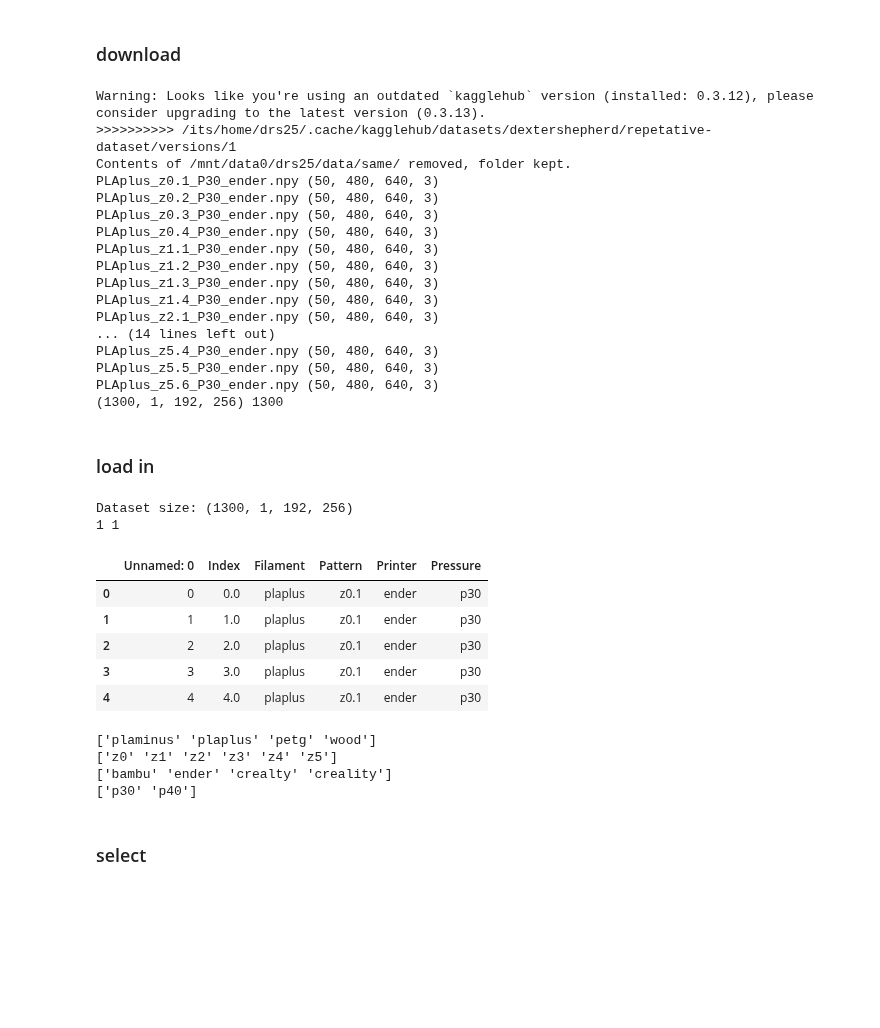
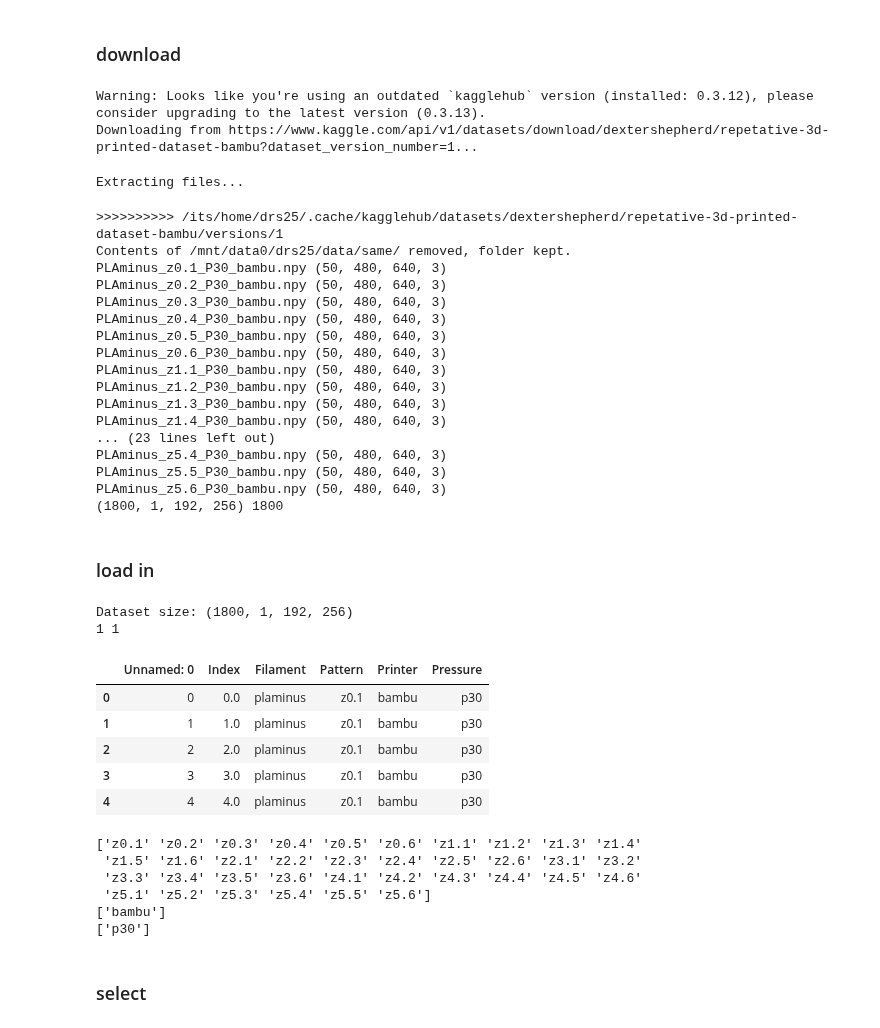
Before and after one commit to shepai/3D-textures, a Jupyter notebook: Experimental/all_the_same.ipynb, the cells around one changed output. Drawn from its saved outputs; the diff is of its cells as text; code cells hidden in the pictures; blank space fills up the shorter version.

```diff
--- a/Experimental/all_the_same.ipynb
+++ b/Experimental/all_the_same.ipynb
@@ -8,7 +9,7 @@ import cv2
 # %%
 #download the data
 import kagglehub
-pathA = kagglehub.dataset_download("dextershepherd/repetative-dataset")
+pathA = kagglehub.dataset_download("dextershepherd/repetative-3d-printed-dataset-bambu")
 print(">>>>>>>>>>",pathA)
 import subprocess
 import shutil
@@ -62,56 +63,61 @@ for i,file in enumerate(files):
 
 dataset.head()
 X=np.array(X).reshape(len(X),1,h,w)
-np.save("/mnt/data0/drs25/data/optical-tactile-dataset-for-textures/3DPrinted_same",X)
-dataset.to_csv("/its/home/drs25/3D-textures/Experimental/data/meta3DPrinted_same.csv")
+np.save("/mnt/data0/drs25/data/optical-tactile-dataset-for-textures/3DPrinted_same2",X)
+dataset.to_csv("/its/home/drs25/3D-textures/Experimental/data/meta3DPrinted_same2.csv")
 print(X.shape,len(dataset))
 # %% [output]
 Warning: Looks like you're using an outdated `kagglehub` version (installed: 0.3.12), please consider upgrading to the latest version (0.3.13).
->>>>>>>>>> /its/home/drs25/.cache/kagglehub/datasets/dextershepherd/repetative-dataset/versions/1
-Contents of /mnt/data0/drs25/data/same/ removed, folder kept.
-PLAplus_z0.1_P30_ender.npy (50, 480, 640, 3)
-PLAplus_z0.2_P30_ender.npy (50, 480, 640, 3)
-PLAplus_z0.3_P30_ender.npy (50, 480, 640, 3)
-PLAplus_z0.4_P30_ender.npy (50, 480, 640, 3)
-PLAplus_z1.1_P30_ender.npy (50, 480, 640, 3)
-PLAplus_z1.2_P30_ender.npy (50, 480, 640, 3)
-PLAplus_z1.3_P30_ender.npy (50, 480, 640, 3)
-PLAplus_z1.4_P30_ender.npy (50, 480, 640, 3)
-PLAplus_z2.1_P30_ender.npy (50, 480, 640, 3)
-... (14 lines left out)
-PLAplus_z5.4_P30_ender.npy (50, 480, 640, 3)
-PLAplus_z5.5_P30_ender.npy (50, 480, 640, 3)
-PLAplus_z5.6_P30_ender.npy (50, 480, 640, 3)
-(1300, 1, 192, 256) 1300
+Downloading from https://www.kaggle.com/api/v1/datasets/download/dextershepherd/repetative-3d-printed-dataset-bambu?dataset_version_number=1...
+Extracting files...
+>>>>>>>>>> /its/home/drs25/.cache/kagglehub/datasets/dextershepherd/repetative-3d-printed-dataset-bambu/versions/1
+Contents of /mnt/data0/drs25/data/same/ removed, folder kept.
+PLAminus_z0.1_P30_bambu.npy (50, 480, 640, 3)
+PLAminus_z0.2_P30_bambu.npy (50, 480, 640, 3)
+PLAminus_z0.3_P30_bambu.npy (50, 480, 640, 3)
+PLAminus_z0.4_P30_bambu.npy (50, 480, 640, 3)
+PLAminus_z0.5_P30_bambu.npy (50, 480, 640, 3)
+PLAminus_z0.6_P30_bambu.npy (50, 480, 640, 3)
+PLAminus_z1.1_P30_bambu.npy (50, 480, 640, 3)
+PLAminus_z1.2_P30_bambu.npy (50, 480, 640, 3)
+PLAminus_z1.3_P30_bambu.npy (50, 480, 640, 3)
+PLAminus_z1.4_P30_bambu.npy (50, 480, 640, 3)
+... (23 lines left out)
+PLAminus_z5.4_P30_bambu.npy (50, 480, 640, 3)
+PLAminus_z5.5_P30_bambu.npy (50, 480, 640, 3)
+PLAminus_z5.6_P30_bambu.npy (50, 480, 640, 3)
+(1800, 1, 192, 256) 1800
 # %% [markdown]
 ### load in
 # %%
 #load in data
-X=np.load("/mnt/data0/drs25/data/optical-tactile-dataset-for-textures/3DPrinted_same.npy")
-dataset=pd.read_csv("/its/home/drs25/3D-textures/Experimental/data/meta3DPrinted_same.csv")
+X=np.load("/mnt/data0/drs25/data/optical-tactile-dataset-for-textures/3DPrinted_same2.npy")
+dataset=pd.read_csv("/its/home/drs25/3D-textures/Experimental/data/meta3DPrinted_same2.csv")
 print("Dataset size:",X.shape)
 print(len(dataset['Filament'].unique()),len(dataset['Printer'].unique()))
 dataset = dataset.applymap(lambda s: s.lower() if isinstance(s, str) else s)
 dataset.head()
 # %% [output]
-Dataset size: (1300, 1, 192, 256)
+Dataset size: (1800, 1, 192, 256)
 1 1
 |  | Unnamed: 0 | Index | Filament | Pattern | Printer | Pressure |
-| 0 | 0 | 0.0 | plaplus | z0.1 | ender | p30 |
-| 1 | 1 | 1.0 | plaplus | z0.1 | ender | p30 |
-| 2 | 2 | 2.0 | plaplus | z0.1 | ender | p30 |
-| 3 | 3 | 3.0 | plaplus | z0.1 | ender | p30 |
-| 4 | 4 | 4.0 | plaplus | z0.1 | ender | p30 |
+| 0 | 0 | 0.0 | plaminus | z0.1 | bambu | p30 |
+| 1 | 1 | 1.0 | plaminus | z0.1 | bambu | p30 |
+| 2 | 2 | 2.0 | plaminus | z0.1 | bambu | p30 |
+| 3 | 3 | 3.0 | plaminus | z0.1 | bambu | p30 |
+| 4 | 4 | 4.0 | plaminus | z0.1 | bambu | p30 |
 # %%
 print()
 print(dataset['Pattern'].unique())
 print(dataset['Printer'].unique())
 print(dataset['Pressure'].unique())
 # %% [output]
-['plaminus' 'plaplus' 'petg' 'wood']
-['z0' 'z1' 'z2' 'z3' 'z4' 'z5']
-['bambu' 'ender' 'crealty' 'creality']
-['p30' 'p40']
+['z0.1' 'z0.2' 'z0.3' 'z0.4' 'z0.5' 'z0.6' 'z1.1' 'z1.2' 'z1.3' 'z1.4'
+ 'z1.5' 'z1.6' 'z2.1' 'z2.2' 'z2.3' 'z2.4' 'z2.5' 'z2.6' 'z3.1' 'z3.2'
+ 'z3.3' 'z3.4' 'z3.5' 'z3.6' 'z4.1' 'z4.2' 'z4.3' 'z4.4' 'z4.5' 'z4.6'
+ 'z5.1' 'z5.2' 'z5.3' 'z5.4' 'z5.5' 'z5.6']
+['bambu']
+['p30']
 # %% [markdown]
 ### select
 # %%
```
Also changed, not shown: parts of 12 cells of this notebook.
